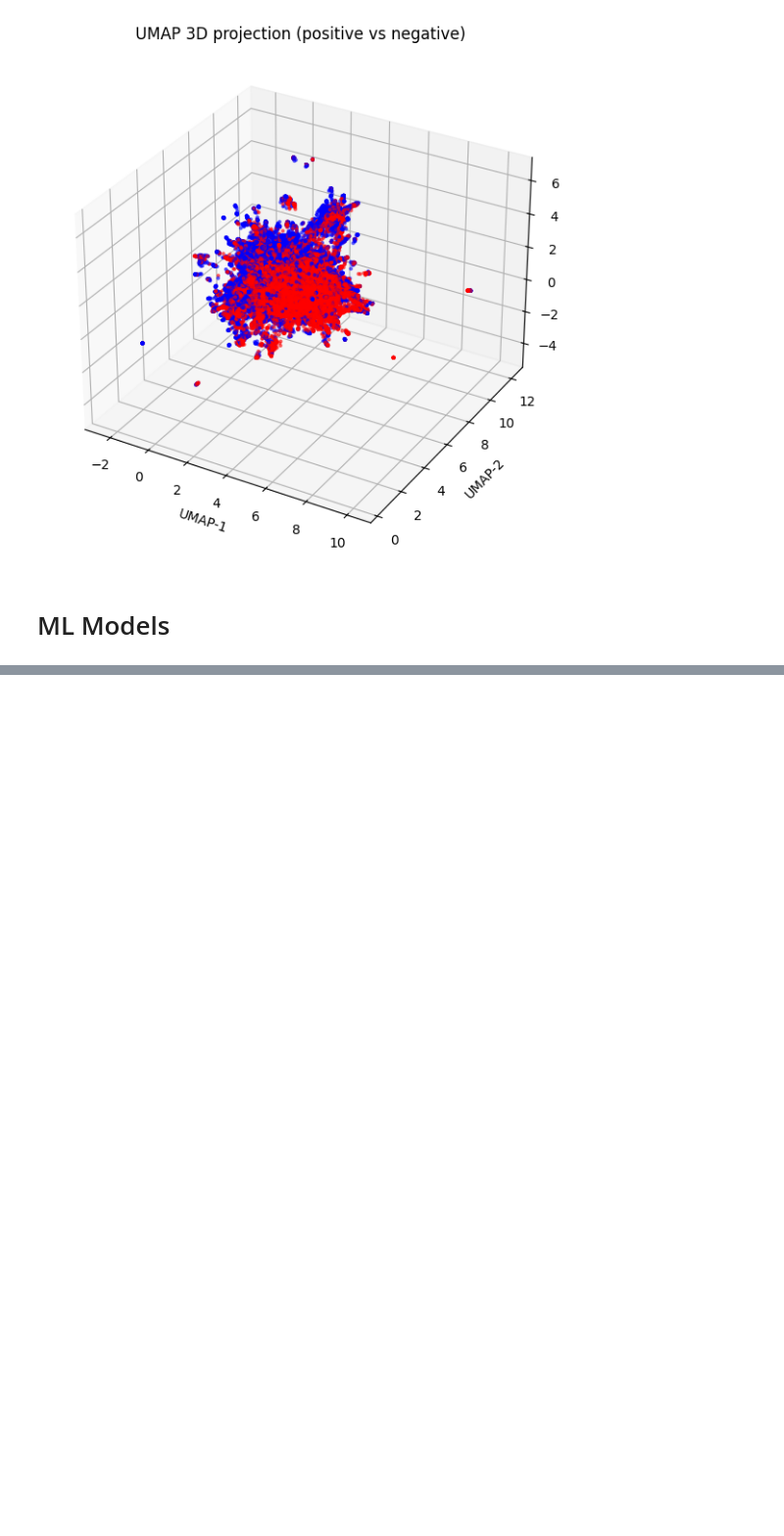
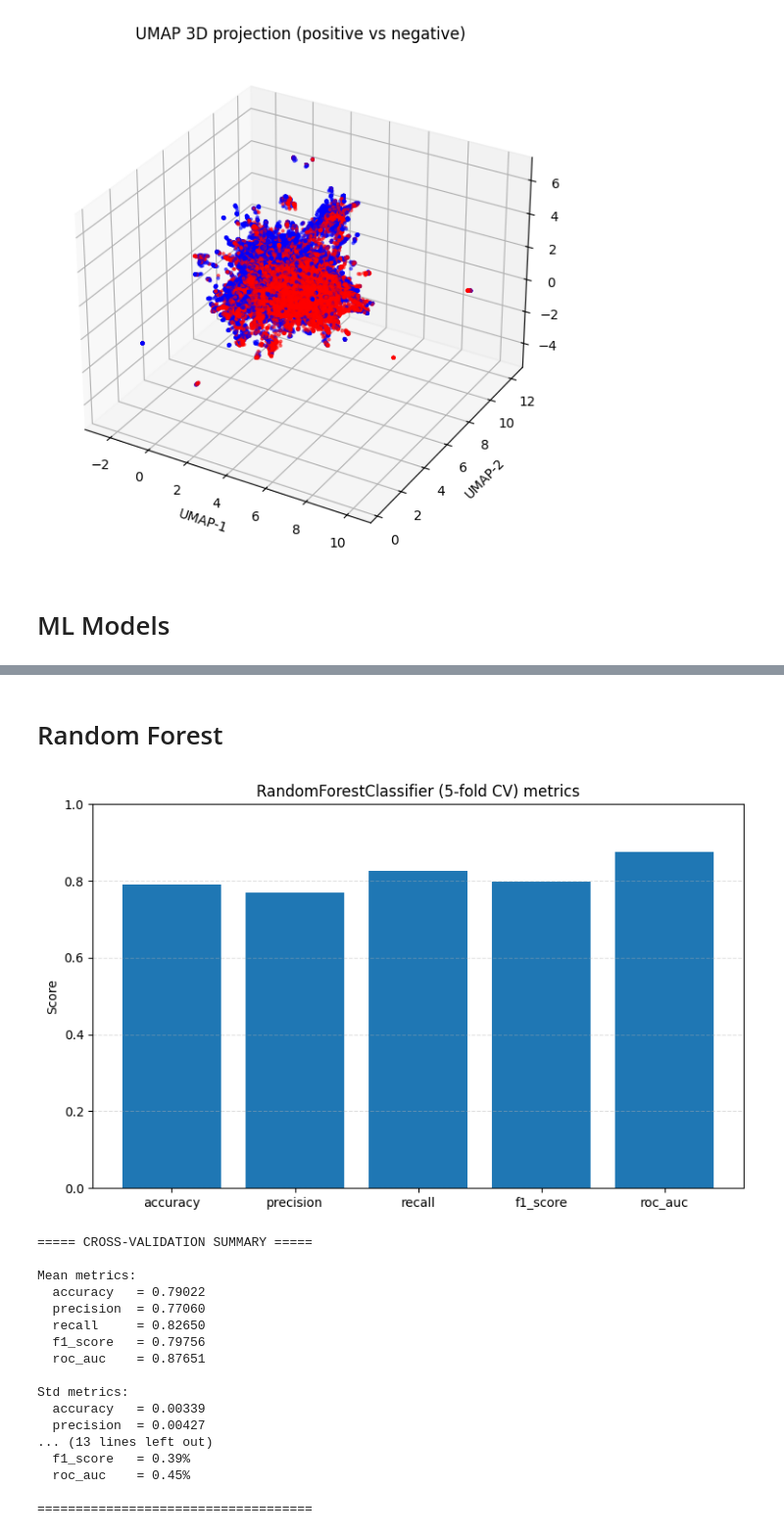
Before and after one commit to da4nik08/sentiment-binary-classifier, a Jupyter notebook: Model.ipynb, the cells around one changed output, grey strips where cells are left out. Shown at 98% size. Drawn from its saved outputs; the diff is of its cells as text; code cells hidden in the pictures; blank space fills up the shorter version.

```diff
--- a/Model.ipynb
+++ b/Model.ipynb
@@ -284,0 +422,36 @@ def evaluate_model_cv(
+# %% [markdown]
+# Random Forest
+# %%
+rf_model = RandomForestClassifier(
+    n_estimators=300,
+    max_depth=None,
+    random_state=42,
+    n_jobs=-1
+)
+
+final_model_rf = evaluate_model_cv(
+    X=X_train,
+    y=y_train,
+    model=rf_model,
+    experiment_name="imdb_ML_models",
+    run_name="random_forest_sentence_embeddings_5fold_v1"
+)
+# %% [output]
+[figure, added]
+===== CROSS-VALIDATION SUMMARY =====
+
+Mean metrics:
+  accuracy   = 0.79022
+  precision  = 0.77060
+  recall     = 0.82650
+  f1_score   = 0.79756
+  roc_auc    = 0.87651
+
+Std metrics:
+  accuracy   = 0.00339
+  precision  = 0.00427
+... (13 lines left out)
+  f1_score   = 0.39%
+  roc_auc    = 0.45%
+
+====================================
```
Also changed, not shown: parts of 22 cells of this notebook.
